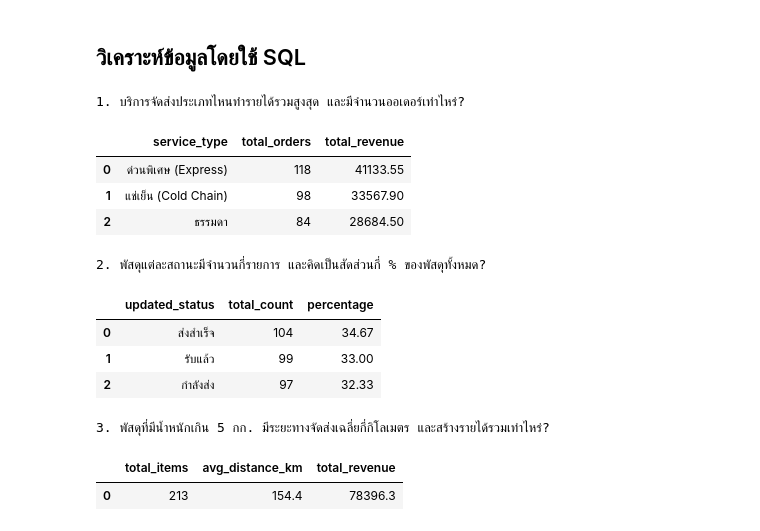
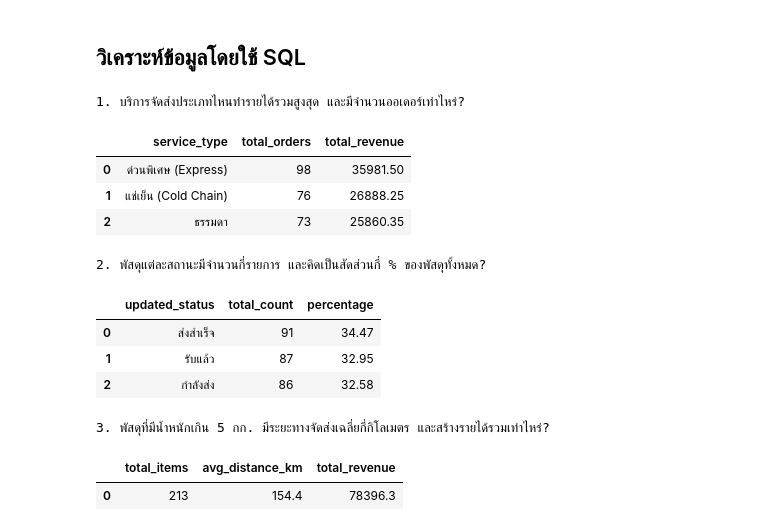
Before and after one commit to teemaphorn/delivery-project, a Jupyter notebook: Project_Parcel_Analysis.ipynb, the cells around one changed output. Cells and saved outputs as stored; diff of their text form; code cells hidden in the pictures.

```diff
--- a/Project_Parcel_Analysis.ipynb
+++ b/Project_Parcel_Analysis.ipynb
@@ -352,7 +352,7 @@ import sqlite3
 import pandas as pd
 from IPython.display import display
 
-# 1. เตรียมข้อมูลพัสดุ 300 รายการและอัปเดตสถานะ (พร้อมเซฟไฟล์ CSV)
+# 1. สร้างข้อมูลพัสดุ 300 รายการ และบันทึกเป็นไฟล์ .csv และ .db
 
 random.seed(42)
 first_names = ["ทองดี", "พิไล", "มุนตา", "เรยา", "มุนินทร์"]
@@ -384,6 +384,7 @@ df_intake = pd.DataFrame(parcels)
 
 
 class ParcelStatusTracker:
+
     def __init__(self, intake_id, parcel_id, recipient_name, old_status):
         self.intake_id = intake_id
         self.parcel_id = parcel_id
@@ -427,75 +428,74 @@ columns_order = [
     "updated_status",
 ]
 df_result = df_result[columns_order]
+
+# สร้างไฟล์ CSV
 df_result.to_csv("all_in_one_parcels_300.csv", index=False, encoding="utf-8-sig")
 
-# 2. นำเข้าฐานข้อมูลจำลอง (เพื่อรองรับ SQL ใน Colab)
-
-conn = sqlite3.connect(":memory:")
+# สร้างไฟล์ฐานข้อมูล SQLite (.db)
+conn = sqlite3.connect("parcel_database.db")
 df_result.to_sql("parcels", conn, if_exists="replace", index=False)
 
 
-# 3. คำสั่ง SQL ทั้ง 3 ข้อ (แปลงจาก BigQuery ให้ Colab รันได้)
+# 2. คำสั่ง SQL คำถามทั้ง 3 ข้อ (ตรงตามเกณฑ์ SELECT, WHERE, GROUP BY, ORDER BY ครบถ้วน)
 
-# --- ข้อที่ 1 ---
+# Query 1: (SELECT, WHERE, GROUP BY, Aggregate SUM/COUNT, ORDER BY)
 sql_q1 = """
 SELECT
     service_type,
     COUNT(parcel_id) AS total_orders,
     ROUND(SUM(shipping_fee), 2) AS total_revenue
 FROM parcels
+WHERE weight_kg > 3.0
 GROUP BY service_type
 ORDER BY total_revenue DESC;
 """
 
-# --- ข้อที่ 2 ---
+# Query 2: (SELECT, WHERE, GROUP BY, Aggregate COUNT, ORDER BY)
 sql_q2 = """
 SELECT
     updated_status,
     COUNT(parcel_id) AS total_count,
-    ROUND(COUNT(parcel_id) * 100.0 / (SELECT COUNT(*) FROM parcels), 2) AS percentage
+    ROUND(COUNT(parcel_id) * 100.0 / (SELECT COUNT(*) FROM parcels WHERE distance_km > 50.0), 2) AS percentage
 FROM parcels
+WHERE distance_km > 50.0
 GROUP BY updated_status
 ORDER BY total_count DESC;
 """
 
-# --- ข้อที่ 3 ---
+# Query 3: (มี SELECT, WHERE, GROUP BY, Aggregate AVG/SUM/COUNT, ORDER BY)
 sql_q3 = """
 SELECT
     COUNT(parcel_id) AS total_items,
     ROUND(AVG(distance_km), 2) AS avg_distance_km,
     ROUND(SUM(shipping_fee), 2) AS total_revenue
 FROM parcels
-WHERE weight_kg > 5.0;
+WHERE weight_kg > 5.0
+ORDER BY total_revenue DESC;
 """
 
-# 4. แสดงผลลัพธ์ทั้ง 3 ข้อ
 
-print(
-    "1. บริการจัดส่งประเภทไหนทำรายได้รวมสูงสุด และมีจำนวนออเดอร์เท่าไหร่?"
-)
+# 3. แสดงผลลัพธ์ด้วย pandas.read_sql_query() เป็น DataFrame
+
+print("1. บริการจัดส่งประเภทไหนทำรายได้รวมสูงสุด และมีจำนวนออเดอร์เท่าไหร่?")
 display(pd.read_sql_query(sql_q1, conn))
 
-print(
-    "\n2. พัสดุแต่ละสถานะมีจำนวนกี่รายการ และคิดเป็นสัดส่วนกี่ % ของพัสดุทั้งหมด?"
-)
+print("\n2. พัสดุแต่ละสถานะมีจำนวนกี่รายการ และคิดเป็นสัดส่วนกี่ % ของพัสดุทั้งหมด?")
 display(pd.read_sql_query(sql_q2, conn))
 
-print(
-    "\n3. พัสดุที่มีน้ำหนักเกิน 5 กก. มีระยะทางจัดส่งเฉลี่ยกี่กิโลเมตร และสร้างรายได้รวมเท่าไหร่?"
-)
+print("\n3. พัสดุที่มีน้ำหนักเกิน 5 กก. มีระยะทางจัดส่งเฉลี่ยกี่กิโลเมตร และสร้างรายได้รวมเท่าไหร่?")
 display(pd.read_sql_query(sql_q3, conn))
 # %% [output]
 1. บริการจัดส่งประเภทไหนทำรายได้รวมสูงสุด และมีจำนวนออเดอร์เท่าไหร่?
 |  | service_type | total_orders | total_revenue |
-| 0 | ด่วนพิเศษ (Express) | 118 | 41133.55 |
-| 1 | แช่เย็น (Cold Chain) | 98 | 33567.90 |
-| 2 | ธรรมดา | 84 | 28684.50 |
+| 0 | ด่วนพิเศษ (Express) | 98 | 35981.50 |
+| 1 | แช่เย็น (Cold Chain) | 76 | 26888.25 |
+| 2 | ธรรมดา | 73 | 25860.35 |
 2. พัสดุแต่ละสถานะมีจำนวนกี่รายการ และคิดเป็นสัดส่วนกี่ % ของพัสดุทั้งหมด?
 |  | updated_status | total_count | percentage |
-| 0 | ส่งสำเร็จ | 104 | 34.67 |
-| 1 | รับแล้ว | 99 | 33.00 |
-| 2 | กำลังส่ง | 97 | 32.33 |
+| 0 | ส่งสำเร็จ | 91 | 34.47 |
+| 1 | รับแล้ว | 87 | 32.95 |
+| 2 | กำลังส่ง | 86 | 32.58 |
 3. พัสดุที่มีน้ำหนักเกิน 5 กก. มีระยะทางจัดส่งเฉลี่ยกี่กิโลเมตร และสร้างรายได้รวมเท่าไหร่?
 |  | total_items | avg_distance_km | total_revenue |
 | 0 | 213 | 154.4 | 78396.3 |
```
